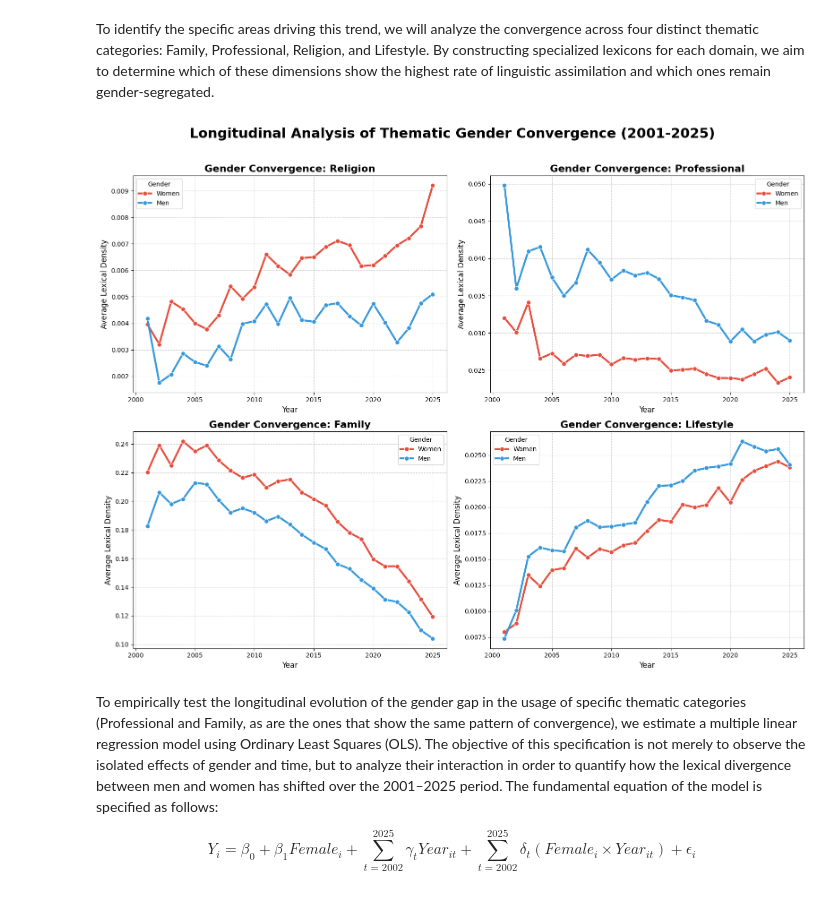
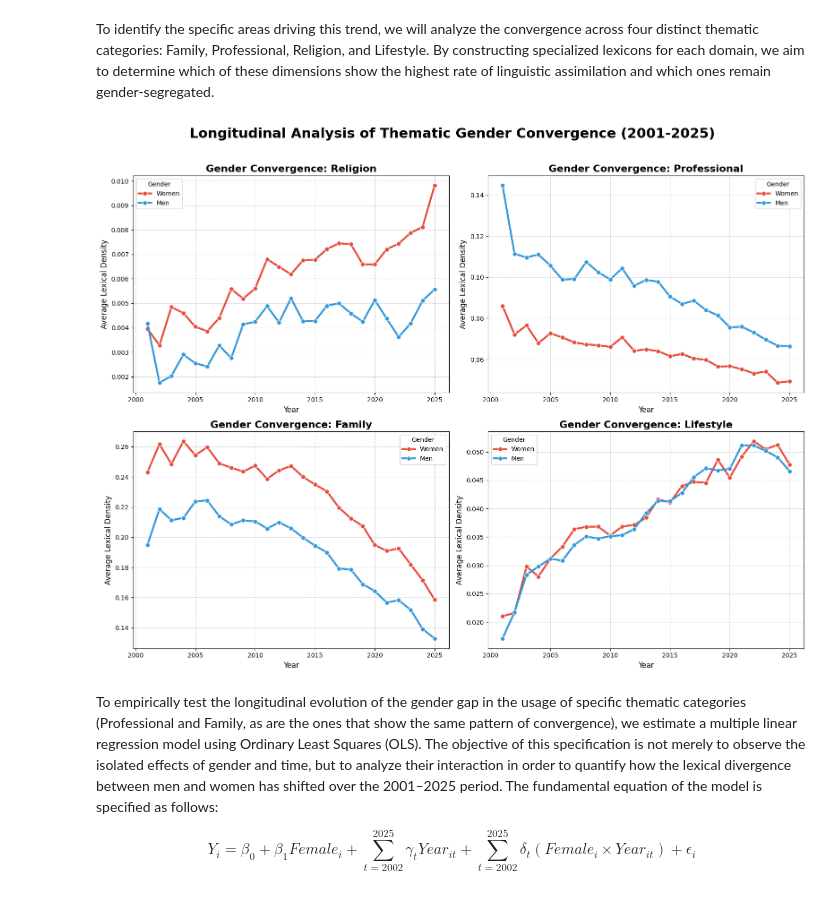
Before and after one commit to gallagelpi/text_minning, a Jupyter notebook: final_project_text_mining/analysis.ipynb, the cells around one changed output. Drawn from its saved outputs; the diff is of its cells as text; code cells hidden in the pictures.

```diff
--- a/final_project_text_mining/analysis.ipynb
+++ b/final_project_text_mining/analysis.ipynb
@@ -34,9 +48,13 @@ for i in years:
         vectorizer = TfidfVectorizer(max_df=0.4, min_df=2)
         vectorizer.fit(df_year['text_clean'])
 
-        # We transfirm all the texts, and then create the "Mean Vector" for each gender.
-        tfidf_m = vectorizer.transform(text_m).mean(axis=0)
-        tfidf_f = vectorizer.transform(text_f).mean(axis=0)
+        # Transform texts
+        tfidf_m_matrix = vectorizer.transform(text_m)
+        tfidf_f_matrix = vectorizer.transform(text_f)
+
+        # Mean vectors
+        tfidf_m = tfidf_m_matrix.mean(axis=0)
+        tfidf_f = tfidf_f_matrix.mean(axis=0)
 
         # We compute the cosine similarity
         sim = cosine_similarity(np.asarray(tfidf_m), np.asarray(tfidf_f))[0][0]
@@ -45,7 +63,12 @@ for i in years:
             'Year': i,
             'Similarity': sim
         })
-        print(f"Year {i}: Calculated similarity = {sim:.4f}")
+
+        # Standard deviation within each gender
+        std_m = tfidf_m_matrix.toarray().std(axis=0).mean()  # average std across all features
+        std_f = tfidf_f_matrix.toarray().std(axis=0).mean()
+
+        print(f"Year {i}: Similarity = {sim:.4f}, Std_M = {std_m:.4f}, Std_F = {std_f:.4f}")
 
 # Ploting the results
 df_res = pd.DataFrame(similarity_results)
@@ -189,18 +212,27 @@ themes = {
         'camping', 'collector', 'painting', 'dance', 'dancing', 'volunteering'
     ])
 }
+# %%
+def lemmatize_set(word_set, nlp):
+    lemmatized = set()
+    for word in word_set:
+        doc = nlp(word)
+        for token in doc:
+            lemmatized.add(token.lemma_)
+    return lemmatized
+
+themes_lemma = {theme: lemmatize_set(words, sp) for theme, words in themes.items()}
 # %%
-
 def get_density(text, word_set):
-    if not isinstance(text, str): return 0
-    tokens = text.lower().split()
-    if not tokens: return 0
+    if not isinstance(text, str):
+        return 0
+    tokens = text.split()
+    if not tokens:
+        return 0
     return sum(1 for word in tokens if word in word_set) / len(tokens)
 
-for name, word_set in themes.items():
+for name, word_set in themes_lemma.items():
     df[name] = df['text_clean'].apply(lambda x: get_density(x, word_set))
-
-
 
 evolution = df.groupby(['year', 'gender'])[list(themes.keys())].mean().reset_index()
 evolution['gender_label'] = evolution['gender'].map({'M': 'Men', 'F': 'Women'})
@@ -208,34 +240,34 @@ categories = list(themes.keys())
 gender_colors = {'Men': '#3498db', 'Women': '#e74c3c'}
 
 fig, axes = plt.subplots(2, 2, figsize=(16, 12))
 axes = axes.flatten()
 
 for i, cat in enumerate(categories):
     sns.lineplot(
         data=evolution,
         x='year',
         y=cat,
         hue='gender_label',
         ax=axes[i],
         palette=gender_colors,
         linewidth=3,
         marker='o',
         markersize=7
     )
 
     axes[i].set_title(f'Gender Convergence: {cat}', fontsize=16, fontweight='bold')
     axes[i].set_ylabel('Average Lexical Density', fontsize=12)
     axes[i].set_xlabel('Year', fontsize=12)
     axes[i].grid(True, linestyle='--', alpha=0.6)
     axes[i].legend(title='Gender', loc='best')
 
 plt.suptitle('Longitudinal Analysis of Thematic Gender Convergence (2001-2025)',
              fontsize=22, fontweight='bold', y=1.02)
 
 plt.tight_layout()
 plt.show()
 # %% [output]
-[figure, old version]
+[figure, new version]
 # %% [markdown]
 To empirically test the longitudinal evolution of the gender gap in the usage of specific thematic categories (Professional and Family, as are the ones that show the same pattern of convergence), we estimate a multiple linear regression model using Ordinary Least Squares (OLS). The objective of this specification is not merely to observe the isolated effects of gender and time, but to analyze their interaction in order to quantify how the lexical divergence between men and women has shifted over the 2001–2025 period. The fundamental equation of the model is specified as follows:
 
```
Also changed, not shown: parts of 4 cells of this notebook, 1 other file.
